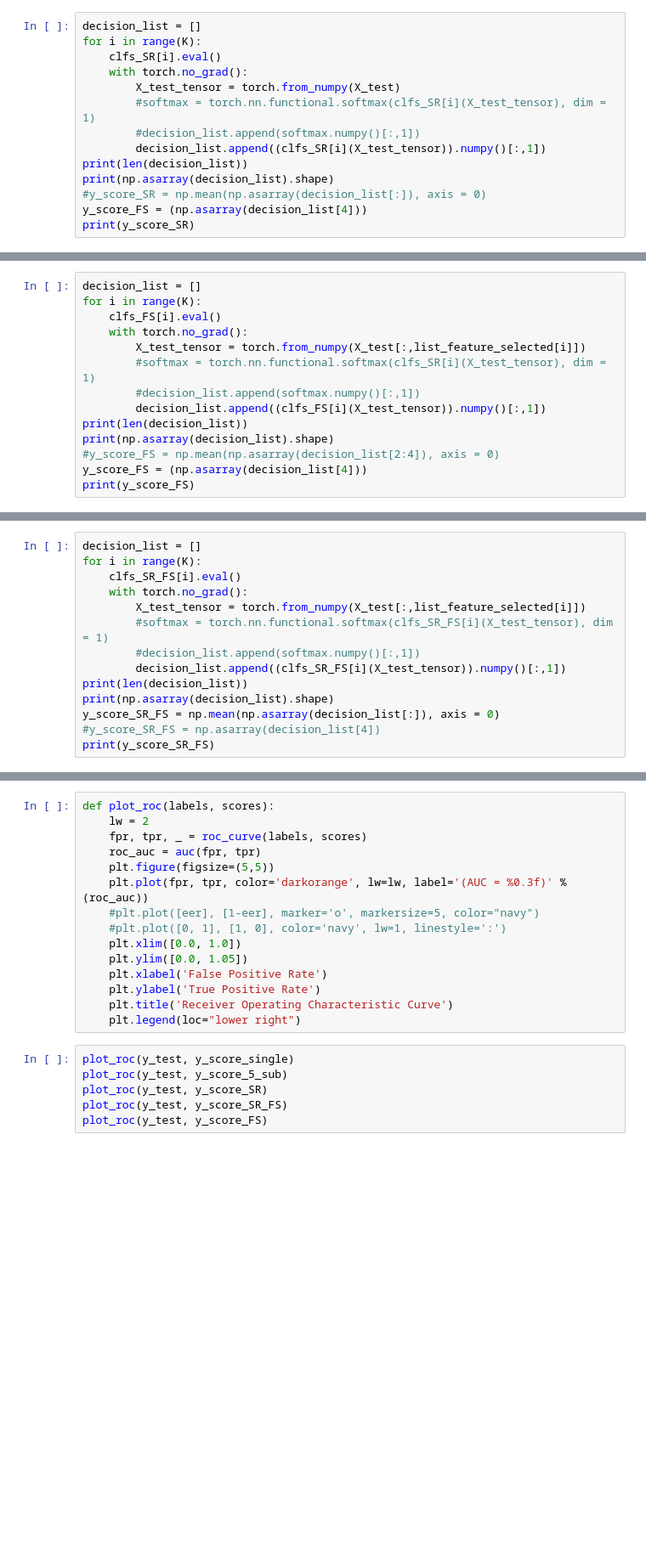
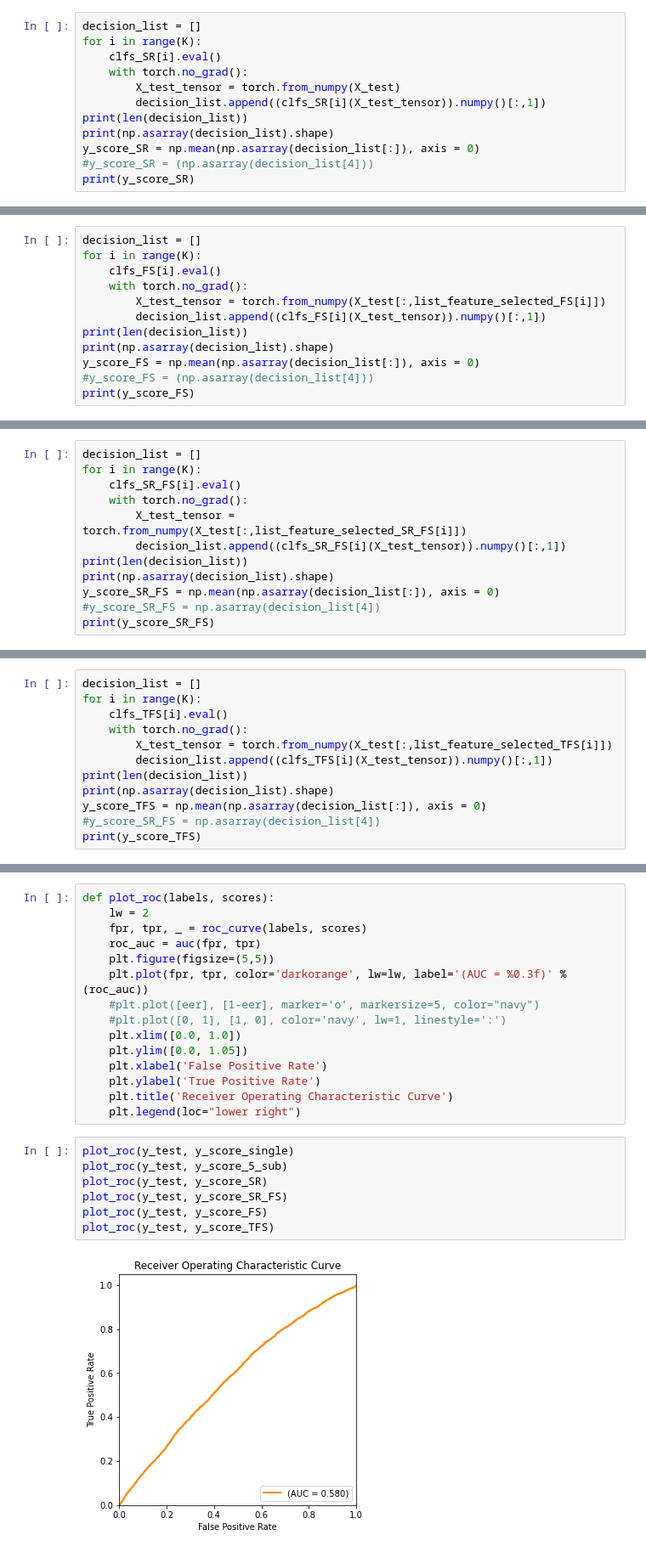
Before and after one commit to Wangweiyao/ML2020Fall, a Jupyter notebook: example_ml_workflow_with_PyTorch_soft_FS_SR.ipynb, the cells around one changed output, grey strips where cells are left out. Shown at 85% size. Saved outputs shown, nothing was run; the diff lists cells and outputs as text; blank space fills up the shorter version.

Commit message:
debug: 1. feature selection list; 2. weight initialization

```diff
--- a/example_ml_workflow_with_PyTorch_soft_FS_SR.ipynb
+++ b/example_ml_workflow_with_PyTorch_soft_FS_SR.ipynb
@@ -618,11 +706,9 @@ for i in range(K):
     clfs_SR[i].eval()
     with torch.no_grad():
         X_test_tensor = torch.from_numpy(X_test)
-        #softmax = torch.nn.functional.softmax(clfs_SR[i](X_test_tensor), dim = 1)
-        #decision_list.append(softmax.numpy()[:,1])
         decision_list.append((clfs_SR[i](X_test_tensor)).numpy()[:,1])
 print(len(decision_list))
 print(np.asarray(decision_list).shape)
-#y_score_SR = np.mean(np.asarray(decision_list[:]), axis = 0)
-y_score_FS = (np.asarray(decision_list[4]))
+y_score_SR = np.mean(np.asarray(decision_list[:]), axis = 0)
+#y_score_SR = (np.asarray(decision_list[4]))
 print(y_score_SR)
@@ -631,12 +722,10 @@ decision_list = []
 for i in range(K):
     clfs_FS[i].eval()
     with torch.no_grad():
-        X_test_tensor = torch.from_numpy(X_test[:,list_feature_selected[i]])
-        #softmax = torch.nn.functional.softmax(clfs_SR[i](X_test_tensor), dim = 1)
-        #decision_list.append(softmax.numpy()[:,1])
+        X_test_tensor = torch.from_numpy(X_test[:,list_feature_selected_FS[i]])
         decision_list.append((clfs_FS[i](X_test_tensor)).numpy()[:,1])
 print(len(decision_list))
 print(np.asarray(decision_list).shape)
-#y_score_FS = np.mean(np.asarray(decision_list[2:4]), axis = 0)
-y_score_FS = (np.asarray(decision_list[4]))
+y_score_FS = np.mean(np.asarray(decision_list[:]), axis = 0)
+#y_score_FS = (np.asarray(decision_list[4]))
 print(y_score_FS)
@@ -645,9 +739,7 @@ decision_list = []
 for i in range(K):
     clfs_SR_FS[i].eval()
     with torch.no_grad():
-        X_test_tensor = torch.from_numpy(X_test[:,list_feature_selected[i]])
-        #softmax = torch.nn.functional.softmax(clfs_SR_FS[i](X_test_tensor), dim = 1)
-        #decision_list.append(softmax.numpy()[:,1])
+        X_test_tensor = torch.from_numpy(X_test[:,list_feature_selected_SR_FS[i]])
         decision_list.append((clfs_SR_FS[i](X_test_tensor)).numpy()[:,1])
 print(len(decision_list))
 print(np.asarray(decision_list).shape)
@@ -656,0 +754,12 @@ print(y_score_SR_FS)
+# %%
+decision_list = []
+for i in range(K):
+    clfs_TFS[i].eval()
+    with torch.no_grad():
+        X_test_tensor = torch.from_numpy(X_test[:,list_feature_selected_TFS[i]])
+        decision_list.append((clfs_TFS[i](X_test_tensor)).numpy()[:,1])
+print(len(decision_list))
+print(np.asarray(decision_list).shape)
+y_score_TFS = np.mean(np.asarray(decision_list[:]), axis = 0)
+#y_score_SR_FS = np.asarray(decision_list[4])
+print(y_score_TFS)
@@ -672,6 +786,9 @@ def plot_roc(labels, scores):
 # %%
 plot_roc(y_test, y_score_single)
 plot_roc(y_test, y_score_5_sub)
 plot_roc(y_test, y_score_SR)
 plot_roc(y_test, y_score_SR_FS)
 plot_roc(y_test, y_score_FS)
+plot_roc(y_test, y_score_TFS)
+# %% [output]
+[figure, added]
```
Also changed, not shown: parts of 18 cells of this notebook, 2 other files.
